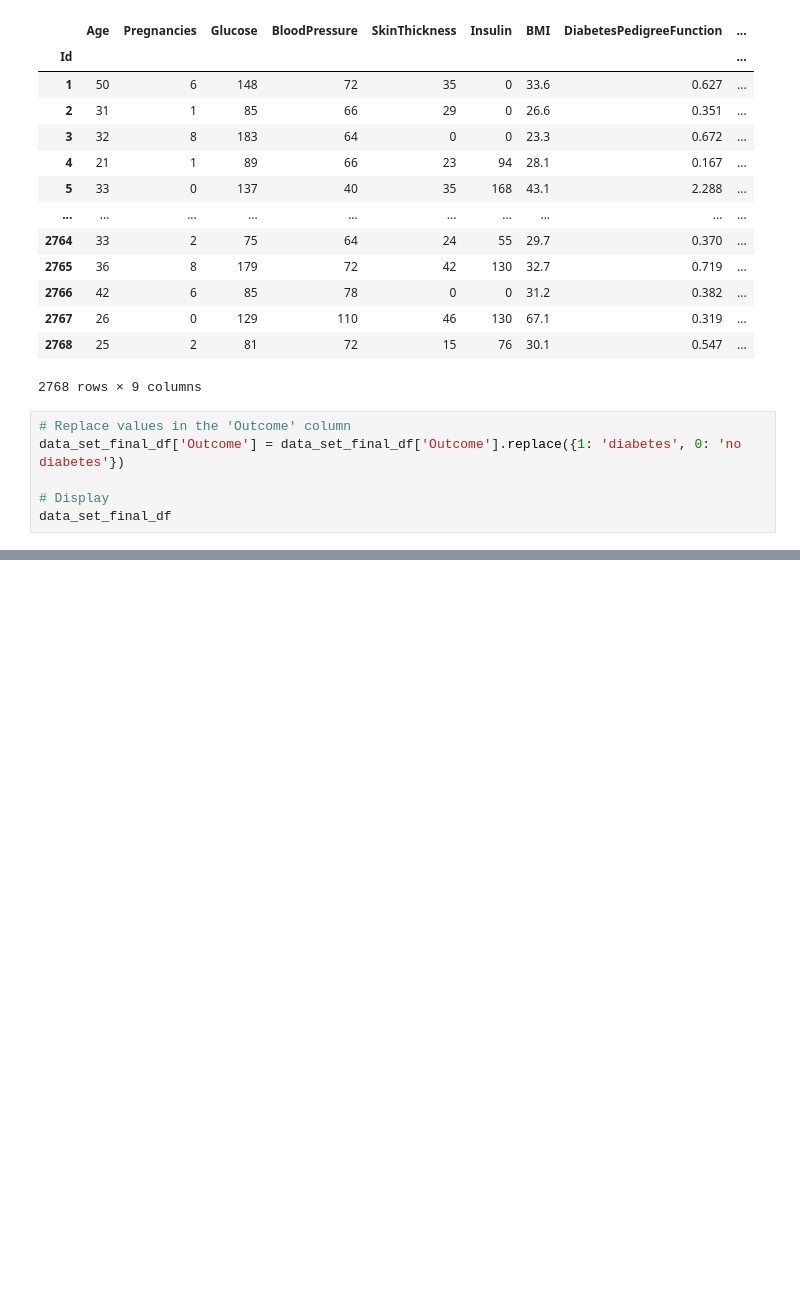
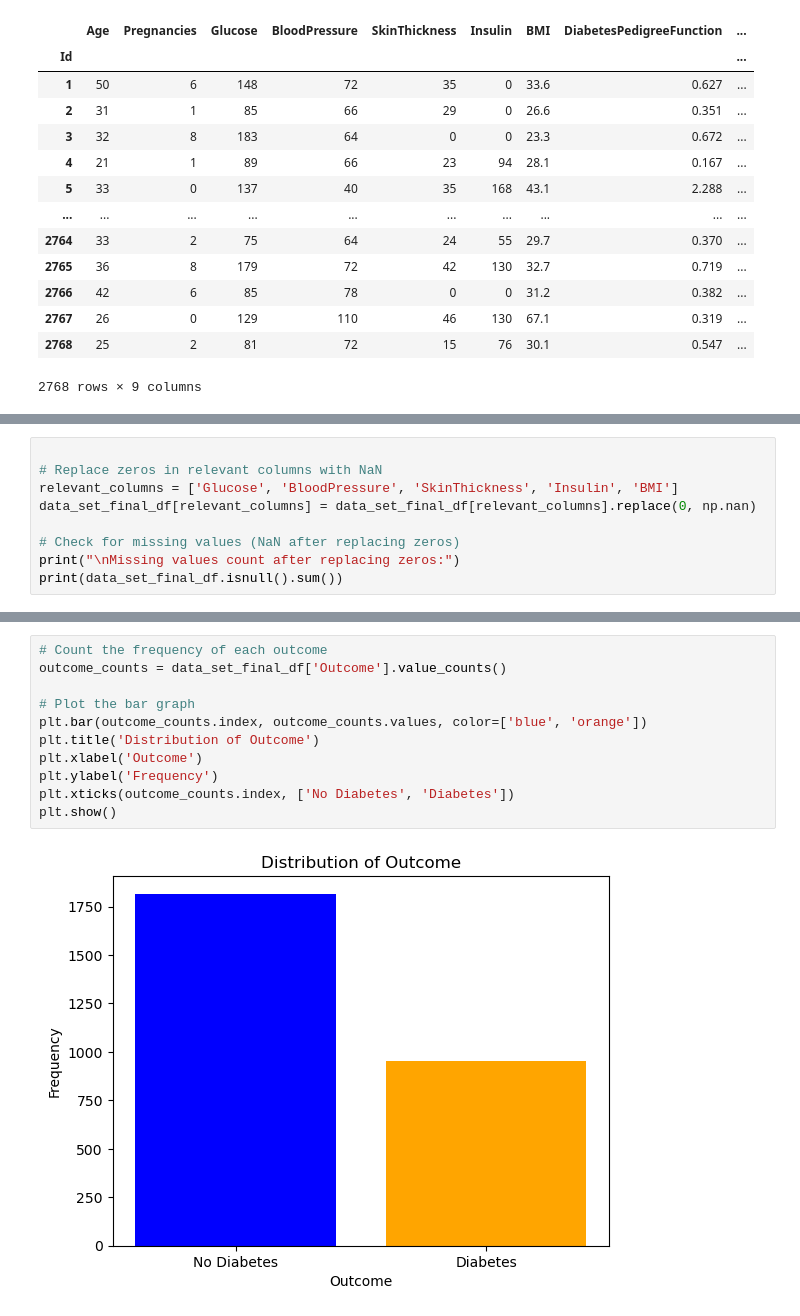
Before and after one commit to jmsavage2008/project-one, a Jupyter notebook: diabetes_data.ipynb, the cells around one changed output, grey strips where cells are left out. Cells and saved outputs as stored; diff of their text form; blank space fills up the shorter version.

```diff
--- a/diabetes_data.ipynb
+++ b/diabetes_data.ipynb
@@ -132,9 +117,3 @@ data_set_final_df
 | 2767 | 26 | 0 | 129 | 110 | 46 | 130 | 67.1 | 0.319 | ... |
 | 2768 | 25 | 2 | 81 | 72 | 15 | 76 | 30.1 | 0.547 | ... |
 2768 rows × 9 columns
-# %%
-# Replace values in the 'Outcome' column
-data_set_final_df['Outcome'] = data_set_final_df['Outcome'].replace({1: 'diabetes', 0: 'no diabetes'})
-
-# Display
-data_set_final_df
@@ -155,0 +136,9 @@ data_set_final_df
+# %%
+
+# Replace zeros in relevant columns with NaN
+relevant_columns = ['Glucose', 'BloodPressure', 'SkinThickness', 'Insulin', 'BMI']
+data_set_final_df[relevant_columns] = data_set_final_df[relevant_columns].replace(0, np.nan)
+
+# Check for missing values (NaN after replacing zeros)
+print("\nMissing values count after replacing zeros:")
+print(data_set_final_df.isnull().sum())
@@ -155,0 +178,13 @@ data_set_final_df
+# %%
+# Count the frequency of each outcome
+outcome_counts = data_set_final_df['Outcome'].value_counts()
+
+# Plot the bar graph
+plt.bar(outcome_counts.index, outcome_counts.values, color=['blue', 'orange'])
+plt.title('Distribution of Outcome')
+plt.xlabel('Outcome')
+plt.ylabel('Frequency')
+plt.xticks(outcome_counts.index, ['No Diabetes', 'Diabetes'])
+plt.show()
+# %% [output]
+[figure, added]
```
Also changed, not shown: parts of 5 cells of this notebook.
